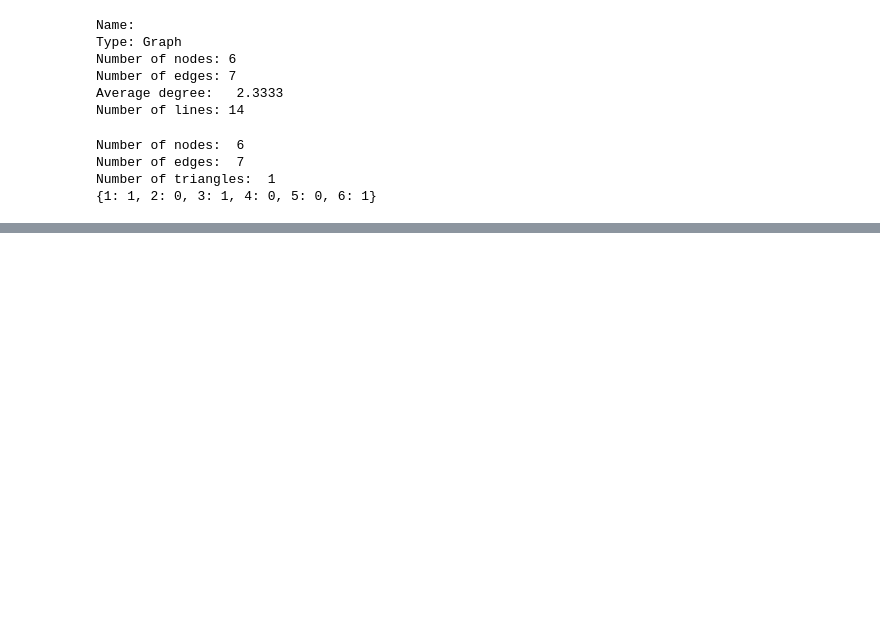
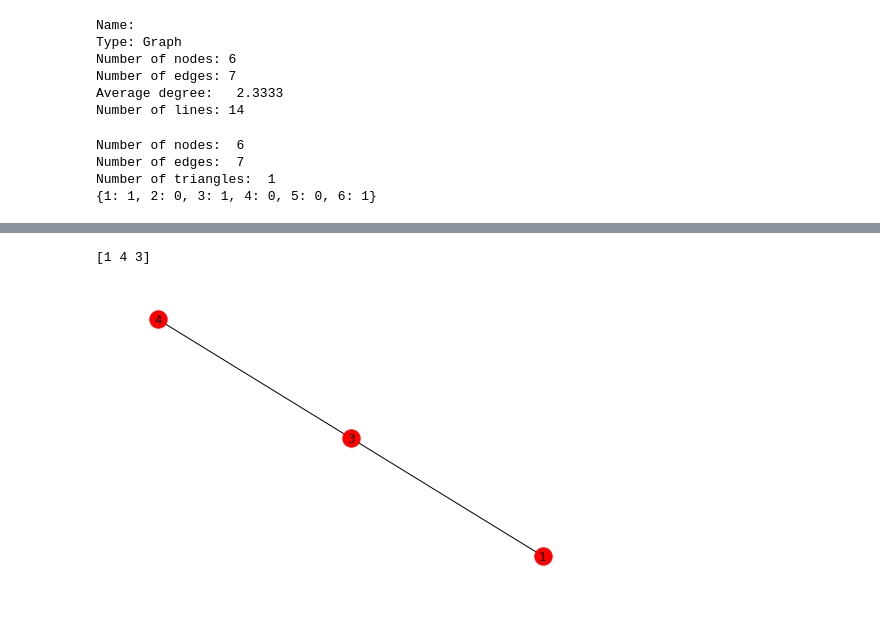
Before and after one commit to MLRG-CEFET-RJ/graph-structured-data, a Jupyter notebook: analisys/test.ipynb, the cells around one changed output, grey strips where cells are left out. Cells and saved outputs as stored; diff of their text form; code cells hidden in the pictures; blank space fills up the shorter version.

Commit message:
Tests with induced subgraph

```diff
--- a/analisys/test.ipynb
+++ b/analisys/test.ipynb
@@ -57,3 +63,15 @@ plt.draw()                    # pyplot draw()
+# %%
+# Building a subgraph
+
+test_sample_node_list = np.random.choice(G.nodes, 3, replace=False)
+print(test_sample_node_list)
+test_sample_graph = G.subgraph(test_sample_node_list).copy()
+
+nx.draw(test_sample_graph, with_labels=True)
+plt.draw()
+# %% [output]
+[1 4 3]
+[figure, added]
 # %%
 # Using samples to build graphs
 
```
Also changed, not shown: parts of 4 cells of this notebook.
